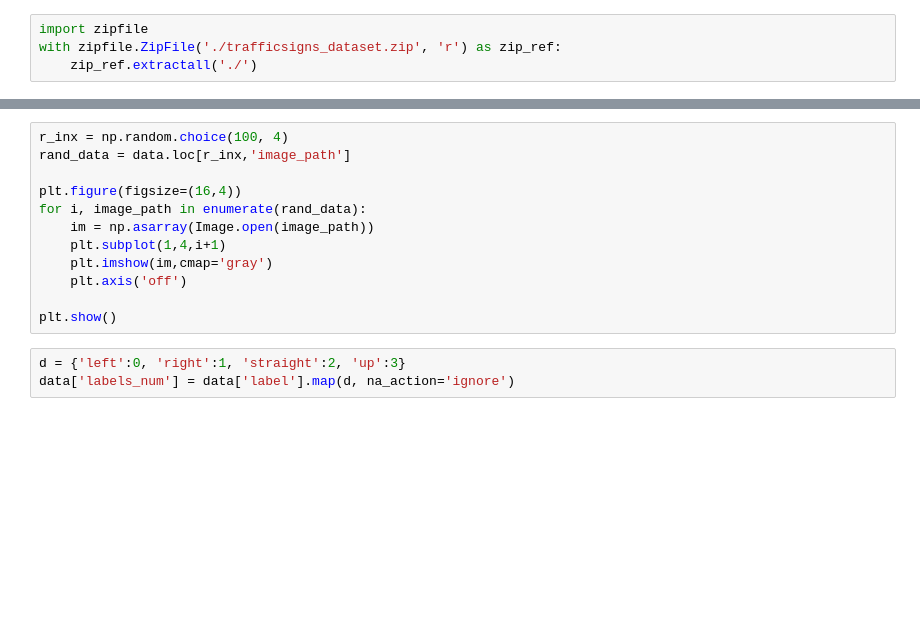
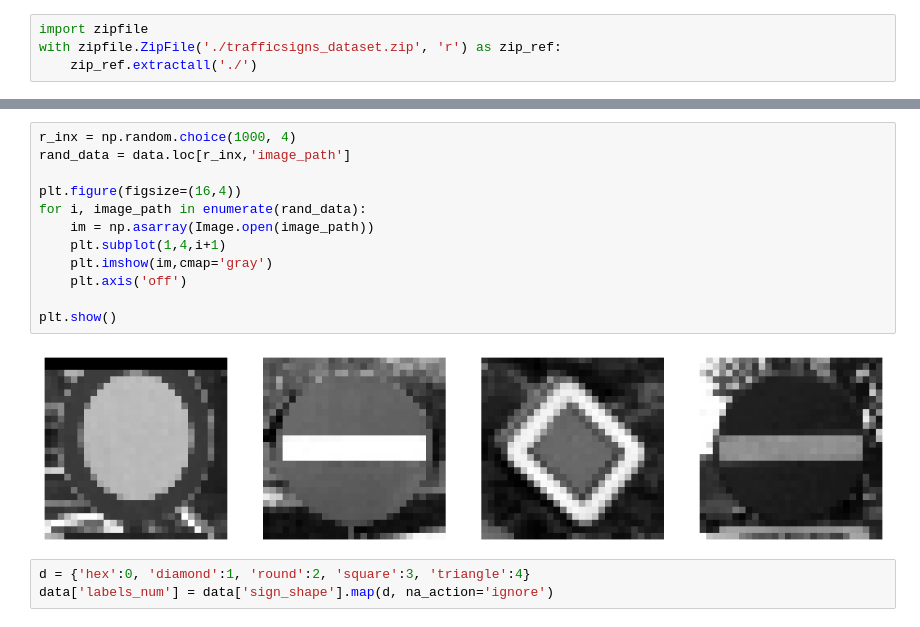
Before and after one commit to Lakindud2002/ML-Assignment2, a Jupyter notebook: Test.ipynb, the cells around one changed output, grey strips where cells are left out. Cells and saved outputs as stored; diff of their text form; blank space fills up the shorter version.

```diff
--- a/Test.ipynb
+++ b/Test.ipynb
@@ -47,18 +63,20 @@ data[data['isVal']==0].head()
 # %%
-r_inx = np.random.choice(100, 4)
+r_inx = np.random.choice(1000, 4)
 rand_data = data.loc[r_inx,'image_path']
 
 plt.figure(figsize=(16,4))
 for i, image_path in enumerate(rand_data):
     im = np.asarray(Image.open(image_path))
     plt.subplot(1,4,i+1)
     plt.imshow(im,cmap='gray')
     plt.axis('off')
 
 plt.show()
+# %% [output]
+[figure, added]
 # %%
-d = {'left':0, 'right':1, 'straight':2, 'up':3}
-data['labels_num'] = data['label'].map(d, na_action='ignore')
+d = {'hex':0, 'diamond':1, 'round':2, 'square':3, 'triangle':4}
+data['labels_num'] = data['sign_shape'].map(d, na_action='ignore')
 # %%
 train_df = data[data['isVal']==0].reset_index()
 validation_df = data[data['isVal']==1].reset_index()
```
Also changed, not shown: parts of 11 cells of this notebook, 3 other files.
